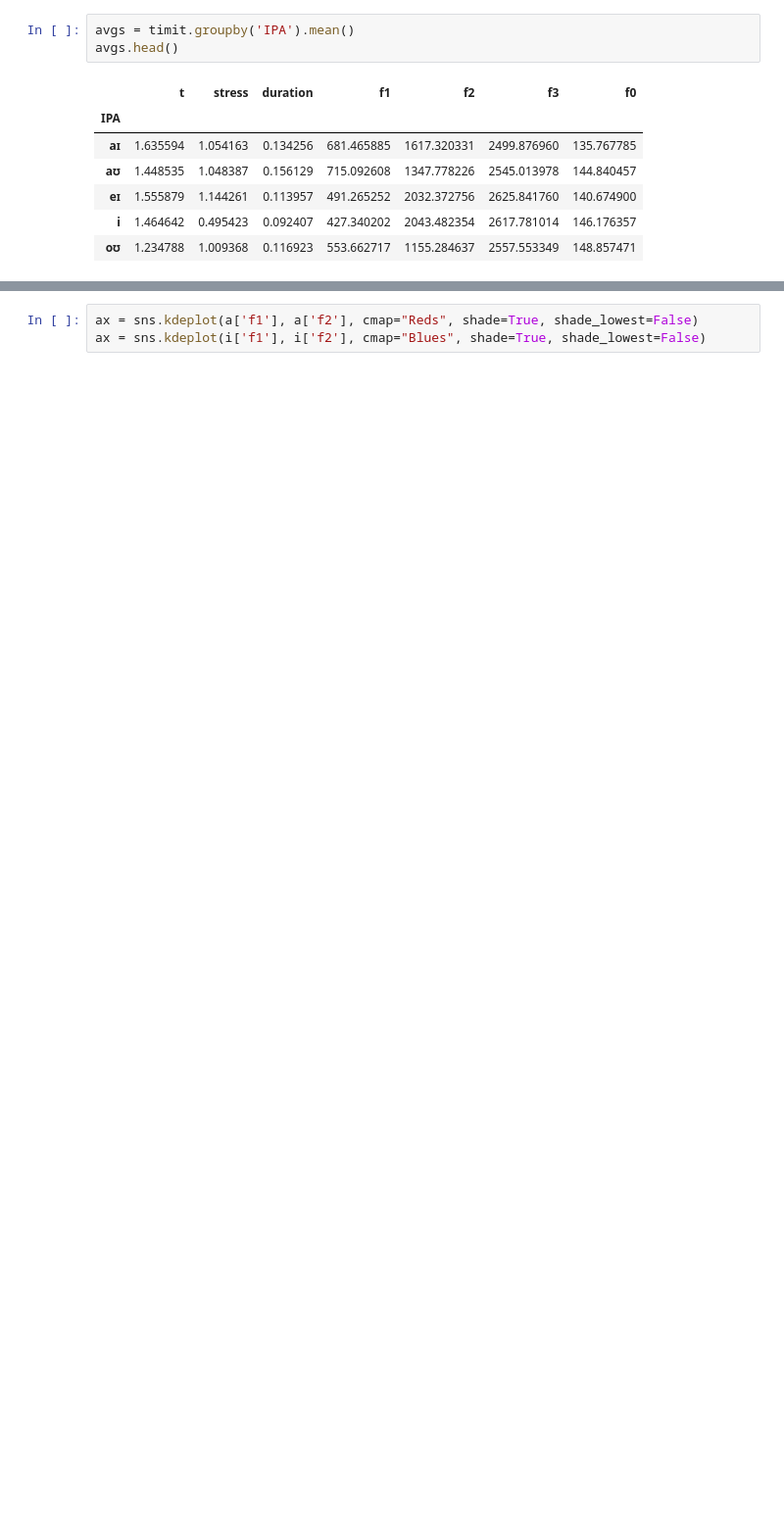
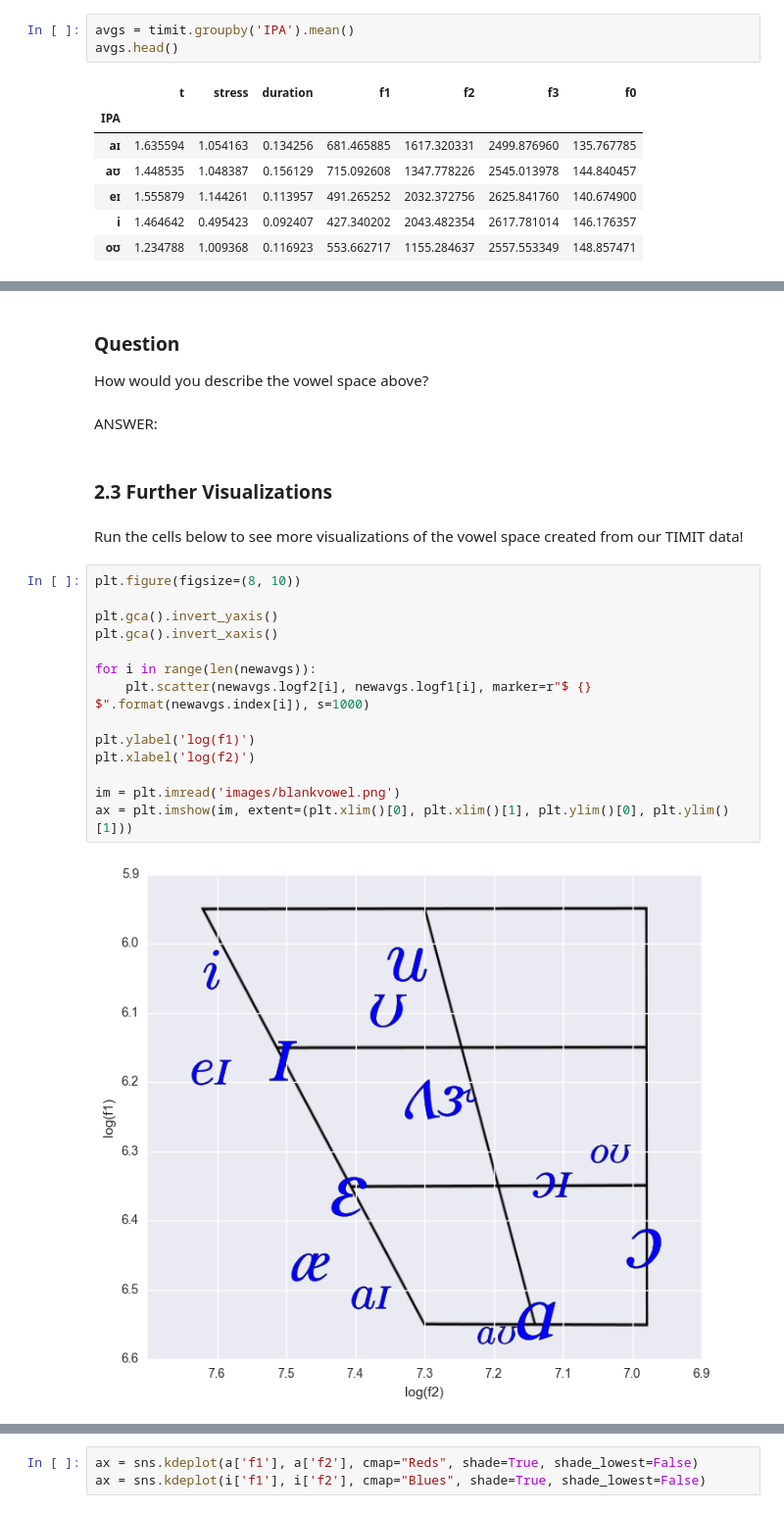
Before and after one commit to ds-modules/LINGUIS-110, a Jupyter notebook: VowelFormants.ipynb, the cells around one changed output, grey strips where cells are left out. Shown at 98% size. Saved outputs shown, nothing was run; the diff lists cells and outputs as text; blank space fills up the shorter version.

```diff
--- a/VowelFormants.ipynb
+++ b/VowelFormants.ipynb
@@ -147,0 +192,25 @@ plt.xlabel('f2')
+# %% [markdown]
+### Question
+How would you describe the vowel space above?
+# %% [markdown]
+ANSWER:
+# %% [markdown]
+### 2.3 Further Visualizations
+# %% [markdown]
+Run the cells below to see more visualizations of the vowel space created from our TIMIT data!
+# %%
+plt.figure(figsize=(8, 10))
+
+plt.gca().invert_yaxis()
+plt.gca().invert_xaxis()
+
+for i in range(len(newavgs)):
+    plt.scatter(newavgs.logf2[i], newavgs.logf1[i], marker=r"$ {} $".format(newavgs.index[i]), s=1000)
+
+plt.ylabel('log(f1)')
+plt.xlabel('log(f2)')
+
+im = plt.imread('images/blankvowel.png')
+ax = plt.imshow(im, extent=(plt.xlim()[0], plt.xlim()[1], plt.ylim()[0], plt.ylim()[1]))
+# %% [output]
+[figure, added]
```
Also changed, not shown: parts of 42 cells of this notebook.
